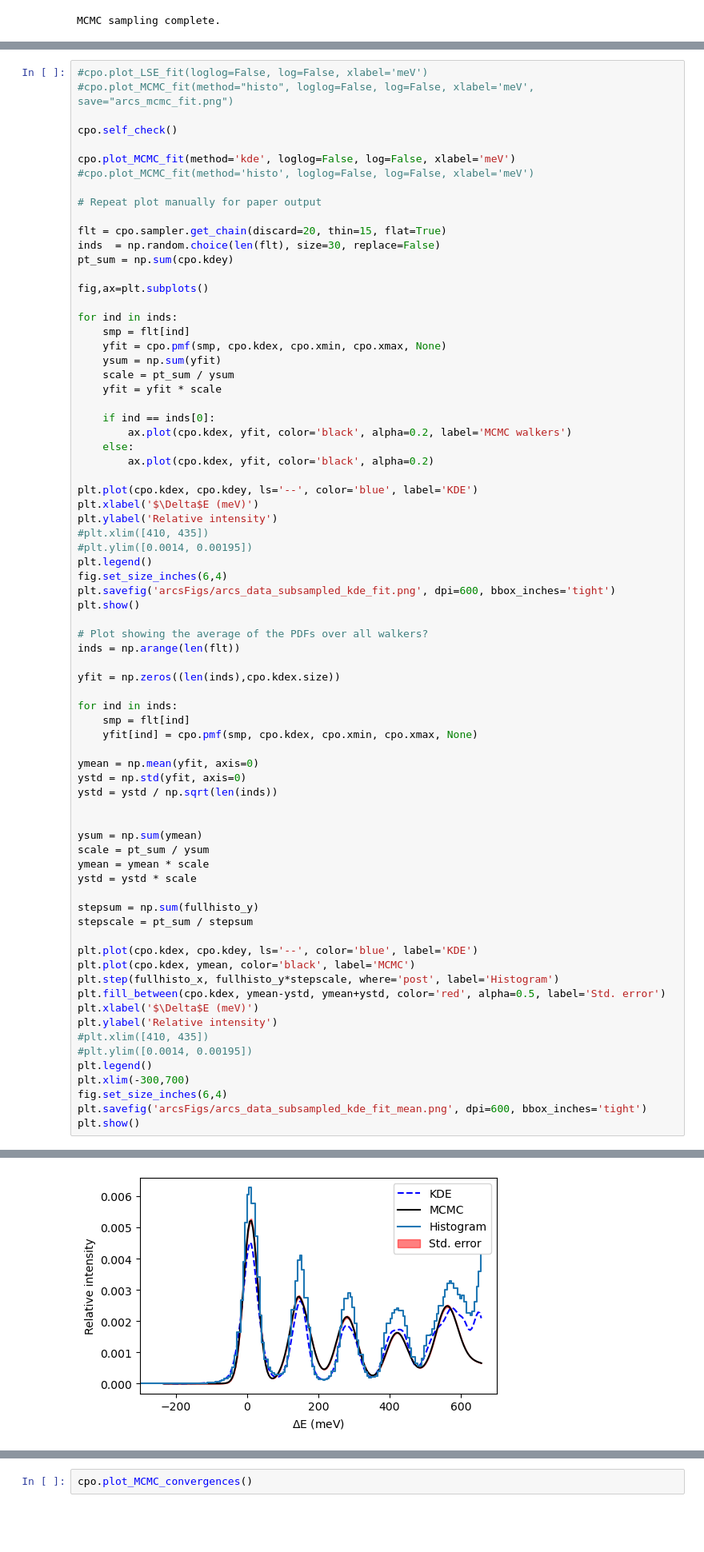
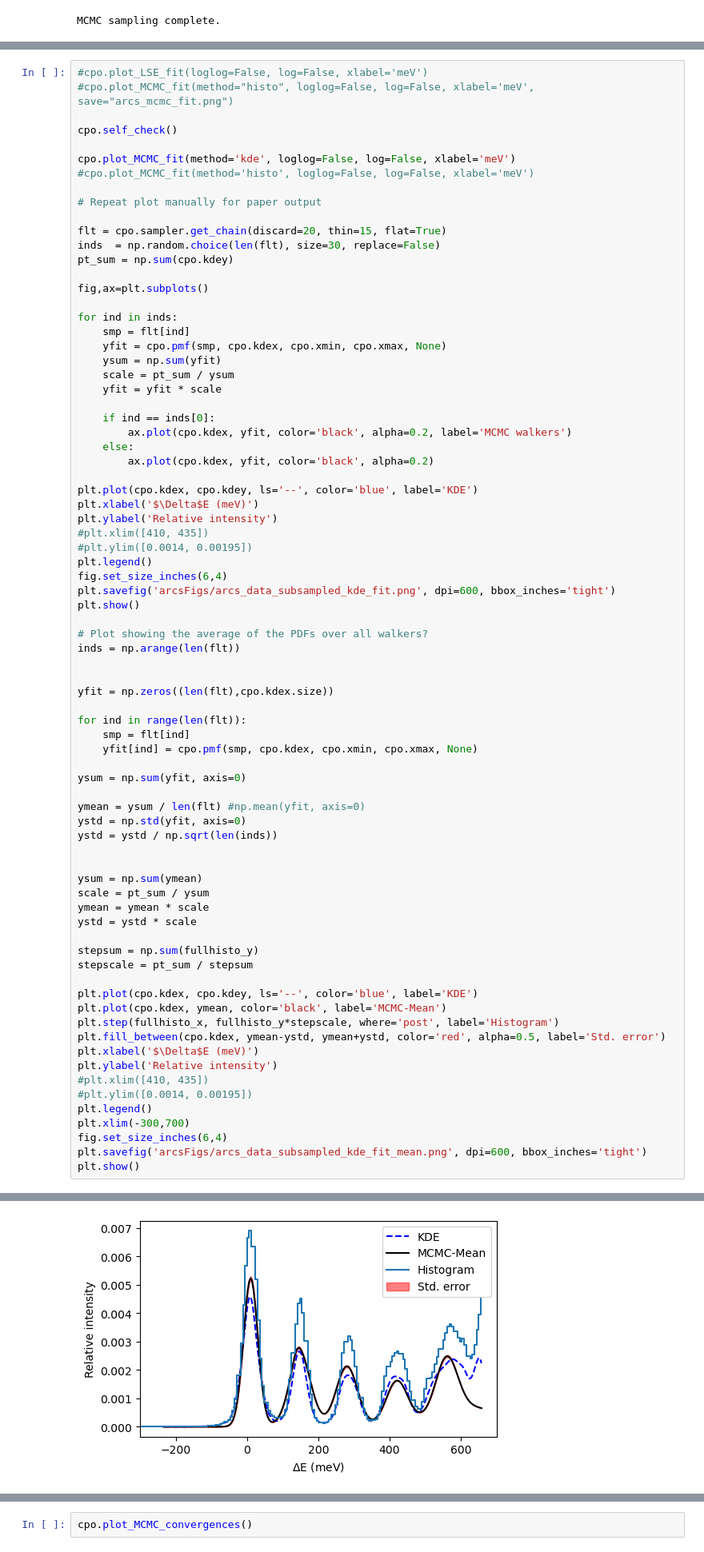
Before and after one commit to localoptimum/emtk, a Jupyter notebook: ARCStest.ipynb, the cells around one changed output, grey strips where cells are left out. Shown at 80% size. Cells and saved outputs as stored; diff of their text form; blank space fills up the shorter version.

```diff
--- a/ARCStest.ipynb
+++ b/ARCStest.ipynb
@@ -835,13 +947,16 @@ plt.show()
 # Plot showing the average of the PDFs over all walkers?
 inds = np.arange(len(flt))
 
-yfit = np.zeros((len(inds),cpo.kdex.size))
 
-for ind in inds:
+yfit = np.zeros((len(flt),cpo.kdex.size))
+
+for ind in range(len(flt)):
     smp = flt[ind]
     yfit[ind] = cpo.pmf(smp, cpo.kdex, cpo.xmin, cpo.xmax, None)
 
-ymean = np.mean(yfit, axis=0)
+ysum = np.sum(yfit, axis=0)
+
+ymean = ysum / len(flt) #np.mean(yfit, axis=0)
 ystd = np.std(yfit, axis=0)
 ystd = ystd / np.sqrt(len(inds))
 
@@ -855,7 +970,7 @@ stepsum = np.sum(fullhisto_y)
 stepscale = pt_sum / stepsum
 
 plt.plot(cpo.kdex, cpo.kdey, ls='--', color='blue', label='KDE')
-plt.plot(cpo.kdex, ymean, color='black', label='MCMC')
+plt.plot(cpo.kdex, ymean, color='black', label='MCMC-Mean')
 plt.step(fullhisto_x, fullhisto_y*stepscale, where='post', label='Histogram')
 plt.fill_between(cpo.kdex, ymean-ystd, ymean+ystd, color='red', alpha=0.5, label='Std. error')
 plt.xlabel('$\Delta$E (meV)')
@@ -877,4 +992,4 @@ slice size 4.48
-[figure, old version]
+[figure, new version]
 # %%
 lookat=1
 #cpo.plot_MCMC_parameter_distribution(lookat, compare=True)
```
Also changed, not shown: parts of 9 cells of this notebook.
